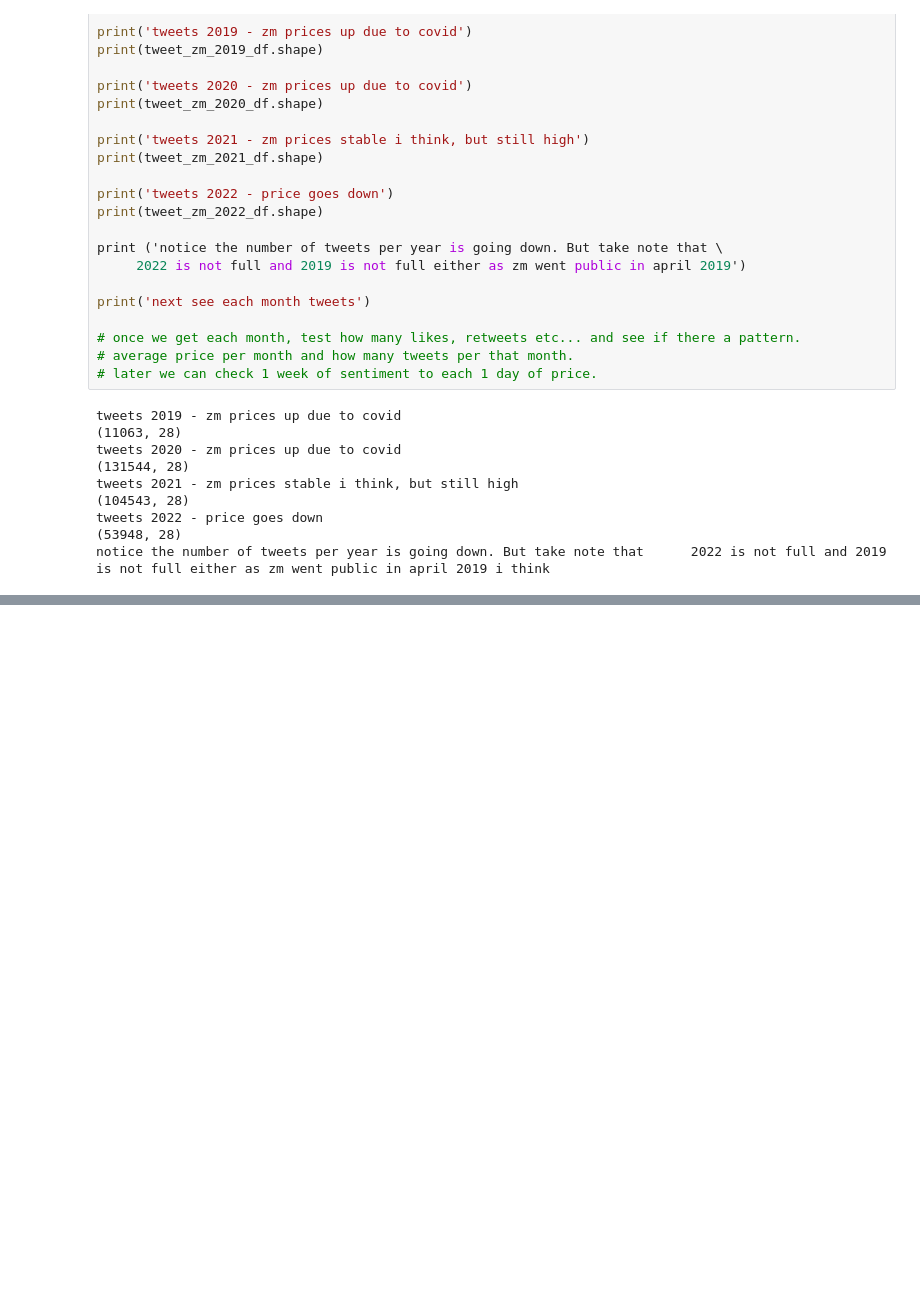
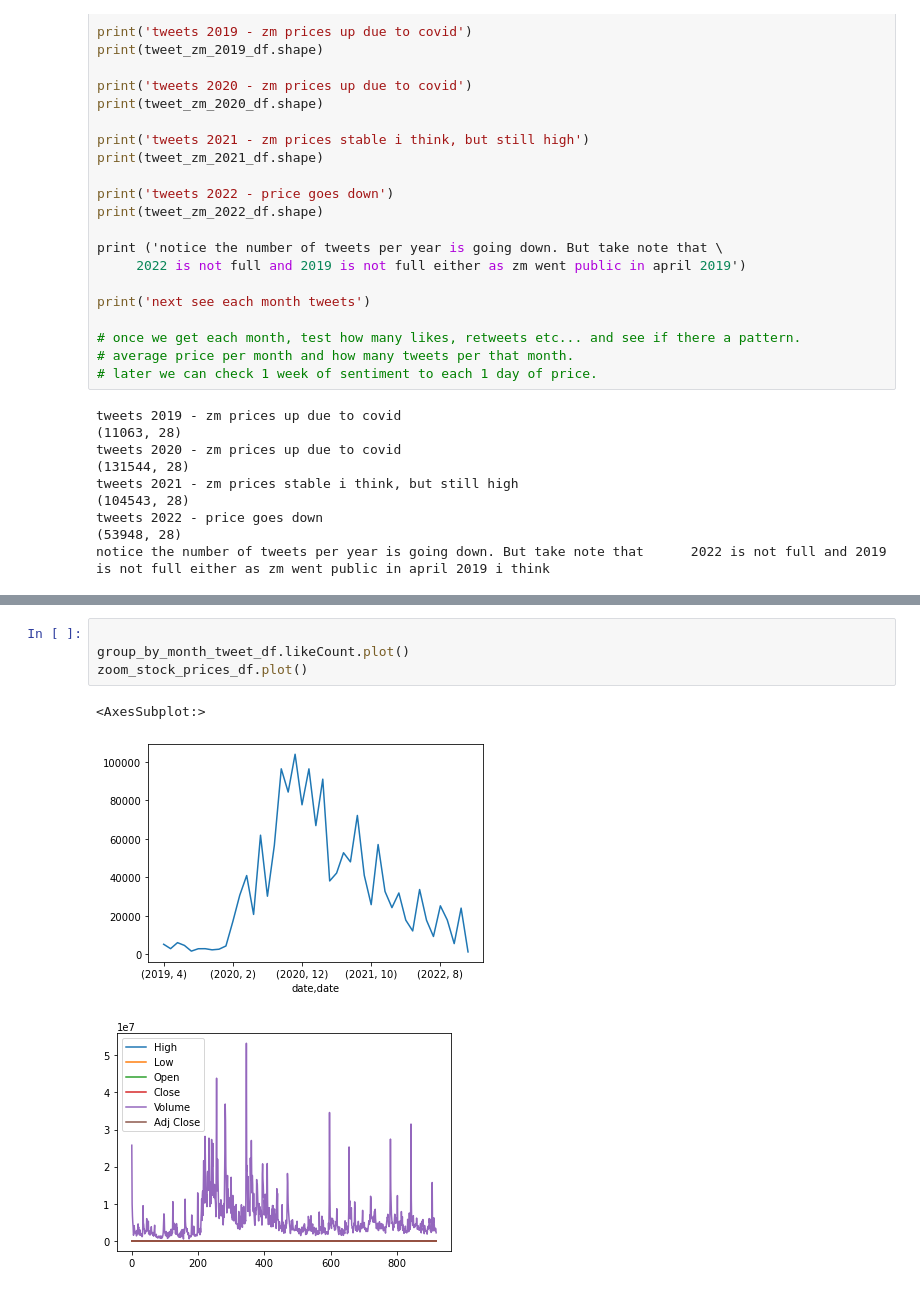
Before and after one commit to kwcode2016/snscrape-explore, a Jupyter notebook: eda-zm.ipynb, the cells around one changed output, grey strips where cells are left out. Cells and saved outputs as stored; diff of their text form; blank space fills up the shorter version.

Commit message:
eda charts monthly tweets

```diff
--- a/eda-zm.ipynb
+++ b/eda-zm.ipynb
@@ -123,3 +123,11 @@ group_by_month_tweet_df
 |  | 10 | 7.542074e+21 | 1129.0 | 778.0 | 5600.0 | 115.0 | 7.541779e+21 | 0.0 | ... |
 |  | 11 | 1.251344e+22 | 2553.0 | 3720.0 | 24031.0 | 730.0 | 1.251305e+22 | 0.0 | ... |
 |  | 12 | 3.087934e+21 | 189.0 | 179.0 | 1288.0 | 19.0 | 3.087777e+21 | 0.0 | ... |
+# %%
+
+group_by_month_tweet_df.likeCount.plot()
+zoom_stock_prices_df.plot()
+# %% [output]
+<AxesSubplot:>
+[figure, added]
+[figure, added]
```
